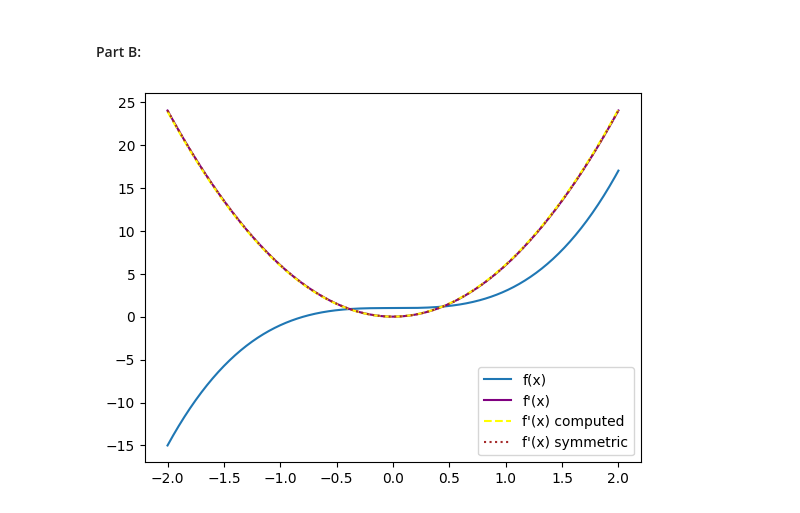
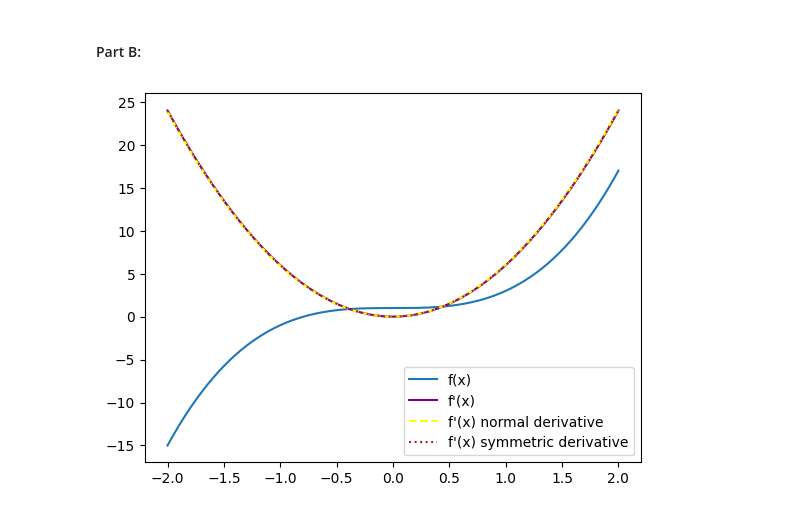
Before and after one commit to GalD101/Numerical-Analysis, a Jupyter notebook: Assignment 3/assignment3.ipynb, the cells around one changed output. Saved outputs shown, nothing was run; the diff lists cells and outputs as text; code cells hidden in the pictures.

```diff
--- a/Assignment 3/assignment3.ipynb
+++ b/Assignment 3/assignment3.ipynb
@@ -37,34 +37,34 @@ def compute_derivative_symmetric(f, x, h):
 # %%
 def f(x):
     return 2 * (x ** 3) + 1
 
 
 def derivative_f(x):
     return 6 * (x ** 2)
 
 
 # Define range of x values:
 a = -2
 b = +2
 
 # Define step size:
 h = 0.01
 
 # Graph the derivative of f(x) and the computed derivative of f(x):
 import matplotlib.pyplot as plt
 import numpy as np
 
 x = np.arange(a, b + h, h)  # b + h to include b in the range
 y = f(x)
 y_prime = derivative_f(x)
-y_prime_computed = compute_derivative(f, x, h)
+y_prime_normal = compute_derivative(f, x, h)
 y_prime_symmetric = compute_derivative_symmetric(f, x, h)
 
 plt.plot(x, y, label='f(x)')
 plt.plot(x, y_prime, label="f'(x)", linestyle="solid", color='purple')
-plt.plot(x, y_prime_computed, label="f'(x) computed", linestyle='dashed', color='yellow')
-plt.plot(x, y_prime_symmetric, label="f'(x) symmetric", linestyle='dotted', color='brown')
+plt.plot(x, y_prime_normal, label="f'(x) normal derivative", linestyle='dashed', color='yellow')
+plt.plot(x, y_prime_symmetric, label="f'(x) symmetric derivative", linestyle='dotted', color='brown')
 plt.legend()
 plt.show()
 # %% [output]
-[figure, old version]
+[figure, new version]
```
Also changed, not shown: parts of 3 cells of this notebook.
